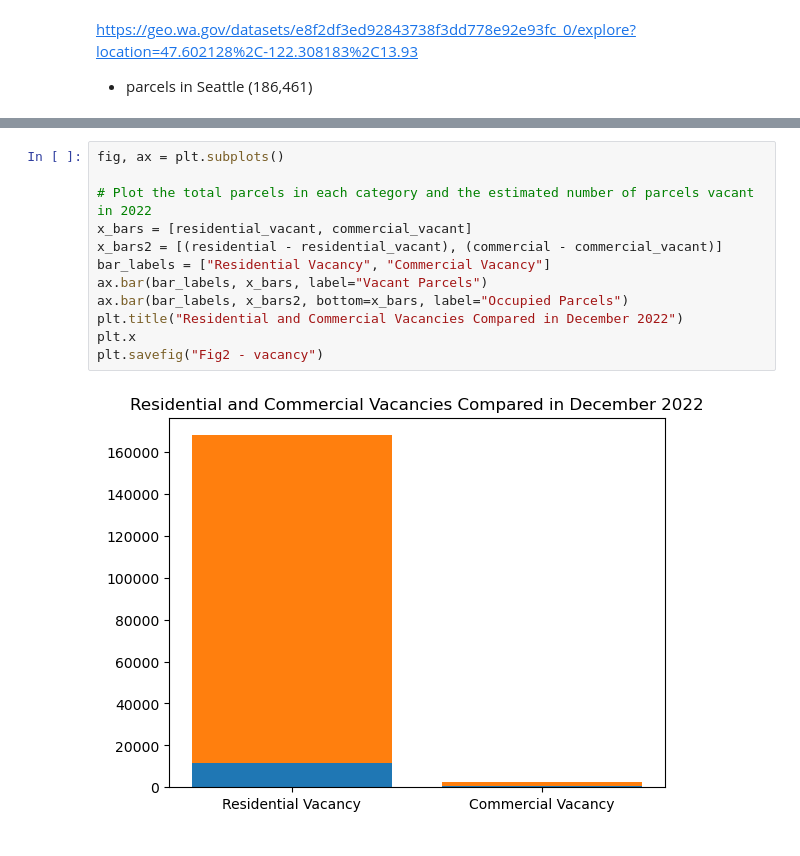
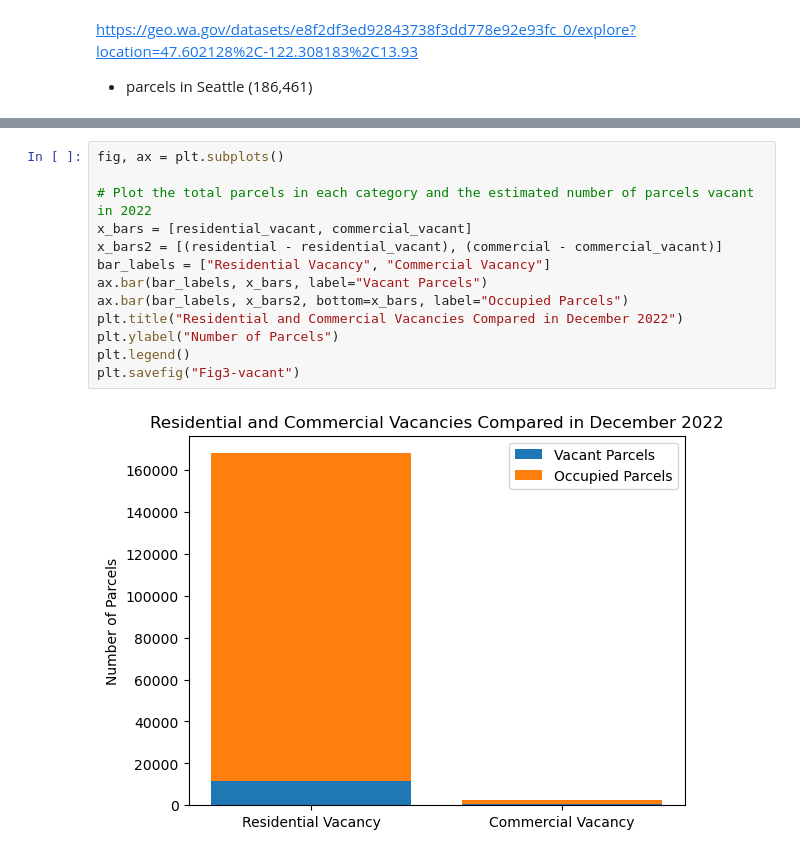
Before and after one commit to ScottMcLean98/Project1, a Jupyter notebook: Rental Saturation.ipynb, the cells around one changed output, grey strips where cells are left out. Drawn from its saved outputs; the diff is of its cells as text.

Commit message:
Final final changes to Elizabeth's vacancy code

```diff
--- a/Rental Saturation.ipynb
+++ b/Rental Saturation.ipynb
@@ -167,14 +170,15 @@ No parcels with the landuse designation: 69
 # %%
 fig, ax = plt.subplots()
 
 # Plot the total parcels in each category and the estimated number of parcels vacant in 2022
 x_bars = [residential_vacant, commercial_vacant]
 x_bars2 = [(residential - residential_vacant), (commercial - commercial_vacant)]
 bar_labels = ["Residential Vacancy", "Commercial Vacancy"]
 ax.bar(bar_labels, x_bars, label="Vacant Parcels")
 ax.bar(bar_labels, x_bars2, bottom=x_bars, label="Occupied Parcels")
 plt.title("Residential and Commercial Vacancies Compared in December 2022")
-plt.x
-plt.savefig("Fig2 - vacancy")
+plt.ylabel("Number of Parcels")
+plt.legend()
+plt.savefig("Fig3-vacant")
 # %% [output]
-[figure, old version]
+[figure, new version]
```
Also changed, not shown: parts of 3 cells of this notebook, 5 other files.
